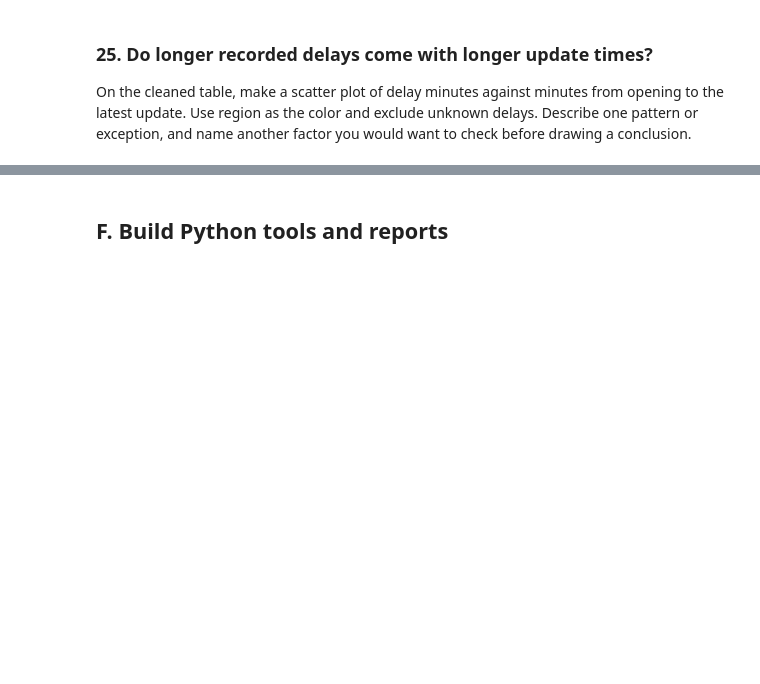
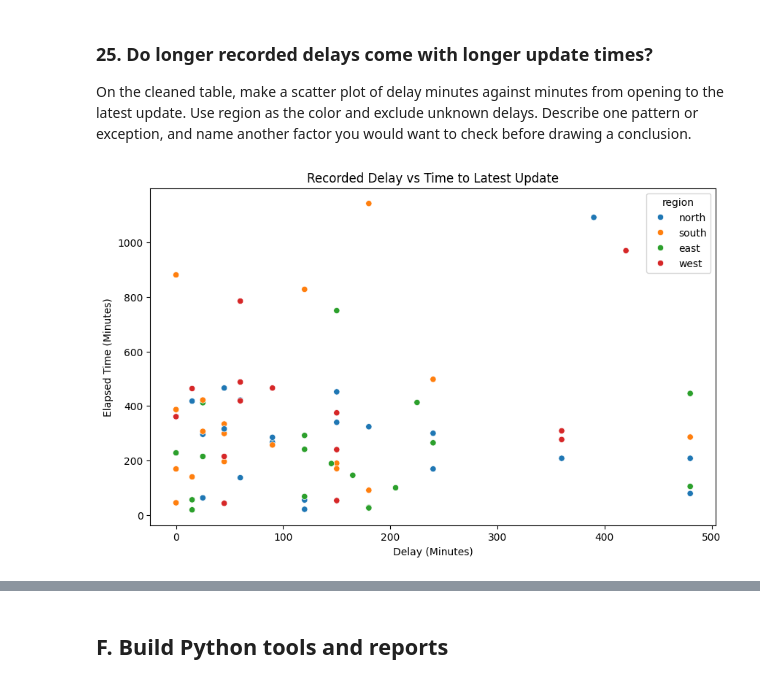
Before and after one commit to rm2620/LogicMojo-GenAI-AgenticAI-Oct26-Rishabh2620, a Jupyter notebook: Assignments_Solutions/03_python_data_analysis_practice.ipynb, the cells around one changed output, grey strips where cells are left out. Saved outputs shown, nothing was run; the diff lists cells and outputs as text; code cells hidden in the pictures; blank space fills up the shorter version.

```diff
--- a/Assignments_Solutions/03_python_data_analysis_practice.ipynb
+++ b/Assignments_Solutions/03_python_data_analysis_practice.ipynb
@@ -869,3 +980,21 @@ Count unique cases by the calendar day on which they opened. Plot the counts in
 ### 25. Do longer recorded delays come with longer update times?
 
 On the cleaned table, make a scatter plot of delay minutes against minutes from opening to the latest update. Use region as the color and exclude unknown delays. Describe one pattern or exception, and name another factor you would want to check before drawing a conclusion.
+# %%
+scatter_df = cleaned_df.loc[
+    pd.notna(cleaned_df["delay_minutes"])
+    &
+    pd.notna(cleaned_df["elapsed_minutes"]),
+     ["delay_minutes", "elapsed_minutes", "region"]
+]
+
+plt.figure(figsize=(10, 6))
+
+sns.scatterplot(data=scatter_df, x="delay_minutes", y="elapsed_minutes", hue="region")
+
+plt.title("Recorded Delay vs Time to Latest Update")
+plt.xlabel("Delay (Minutes)")
+plt.ylabel("Elapsed Time (Minutes)")
+plt.show()
+# %% [output]
+[figure, added]
```
Also changed, not shown: parts of 12 cells of this notebook, 1 other file.
